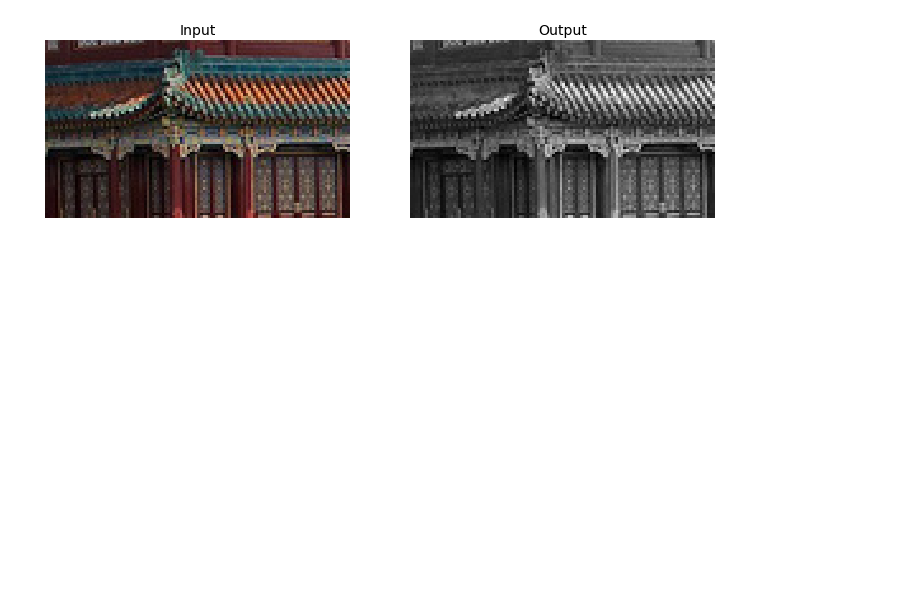
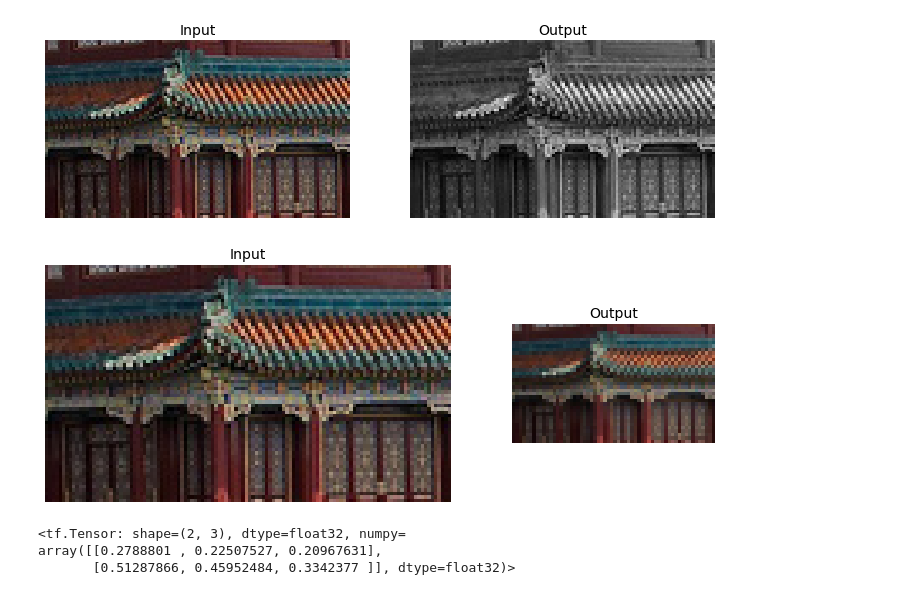
Before and after one commit to ozingmw/Hands-On_ML_Repo, a Jupyter notebook: computer_vision.ipynb, the cells around one changed output. Saved outputs shown, nothing was run; the diff lists cells and outputs as text; code cells hidden in the pictures; blank space fills up the shorter version.

```diff
--- a/computer_vision.ipynb
+++ b/computer_vision.ipynb
@@ -148,3 +148,31 @@ plt.axis("off")
 plt.show()
 # %% [output]
 [figure]
+# %%
+avg_pool = keras.layers.AvgPool2D(pool_size=2)
+output_avg = avg_pool(cropped_images)
+
+fig = plt.figure(figsize=(12, 8))
+gs = mpl.gridspec.GridSpec(nrows=1, ncols=2, width_ratios=[2, 1])
+
+ax1 = fig.add_subplot(gs[0, 0])
+ax1.set_title("Input", fontsize=14)
+ax1.imshow(cropped_images[0])
+ax1.axis("off")
+ax2 = fig.add_subplot(gs[0, 1])
+ax2.set_title("Output", fontsize=14)
+ax2.imshow(output_avg[0])
+ax2.axis("off")
+plt.show()
+# %% [output]
+[figure, added]
+# %%
+global_avg_pool = keras.layers.GlobalAvgPool2D()
+global_avg_pool(cropped_images)
+
+output_global_avg2 = keras.layers.Lambda(lambda X: tf.reduce_mean(X, axis=[1, 2]))
+output_global_avg2(cropped_images)
+# %% [output]
+<tf.Tensor: shape=(2, 3), dtype=float32, numpy=
+array([[0.2788801 , 0.22507527, 0.20967631],
+       [0.51287866, 0.45952484, 0.3342377 ]], dtype=float32)>
```
Also changed, not shown: parts of 7 cells of this notebook.
